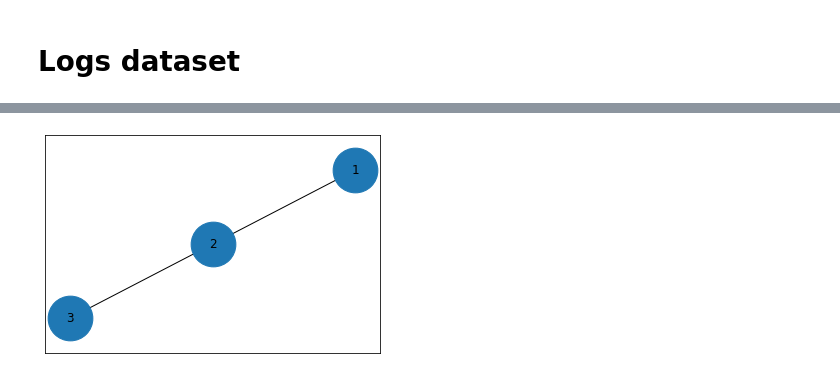
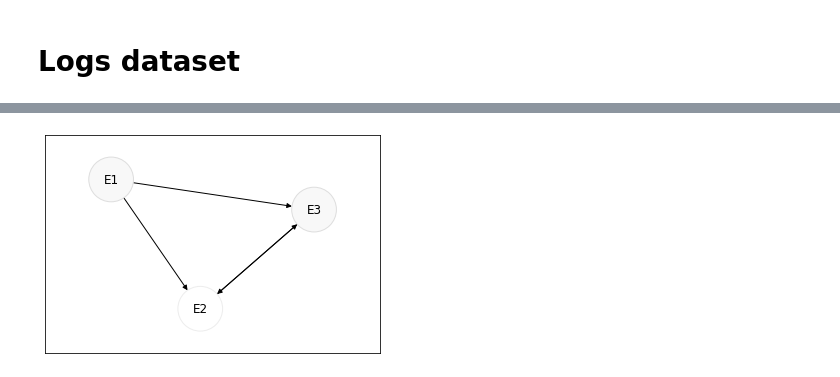
Before and after one commit to AdrienFelipe/Causal-discovery-Unit-testing, a Jupyter notebook: Untitled.ipynb, the cells around one changed output, grey strips where cells are left out. Cells and saved outputs as stored; diff of their text form; code cells hidden in the pictures.

Commit message:
Relation plot

```diff
--- a/Untitled.ipynb
+++ b/Untitled.ipynb
@@ -464,15 +347,25 @@ plt.show()
-# %%
-MG = nx.MultiGraph()
-MG.add_weighted_edges_from([(1, 2, 0.5), (1, 2, 0.75), (2, 3, 0.5)])
-dict(MG.degree(weight='weight'))
-
-GG = nx.Graph()
-for n, nbrs in MG.adjacency():
-   for nbr, edict in nbrs.items():
-       minvalue = min([d['weight'] for d in edict.values()])
-       GG.add_edge(n, nbr, weight = minvalue)
-
-nx.shortest_path(GG, 1, 3)
-nx.draw_networkx(GG, node_size=2000)
-# %% [output]
-[figure, removed]
+# %%
+def effect1(history: History) -> float:
+    return 4
+
+def effect2(history: History) -> float:
+    history.get_effect(3)
+    return history.get_effect(position=1)
+
+def effect3(history: History) -> float:
+    if history.get_effect(1, delay=1):
+        value += 500
+    if history.get_effect(1, delay=2):
+        value += 400
+    if history.get_effect(2, delay=3):
+        value += 200
+
+    return value
+
+Generator() \
+    .add_effect(effect1) \
+    .add_effect(effect2, shadow=True) \
+    .add_effect(effect3) \
+    .plot_relations()
+# %% [output]
+[figure, added]
```
Also changed, not shown: parts of 6 cells of this notebook, 7 other files.
